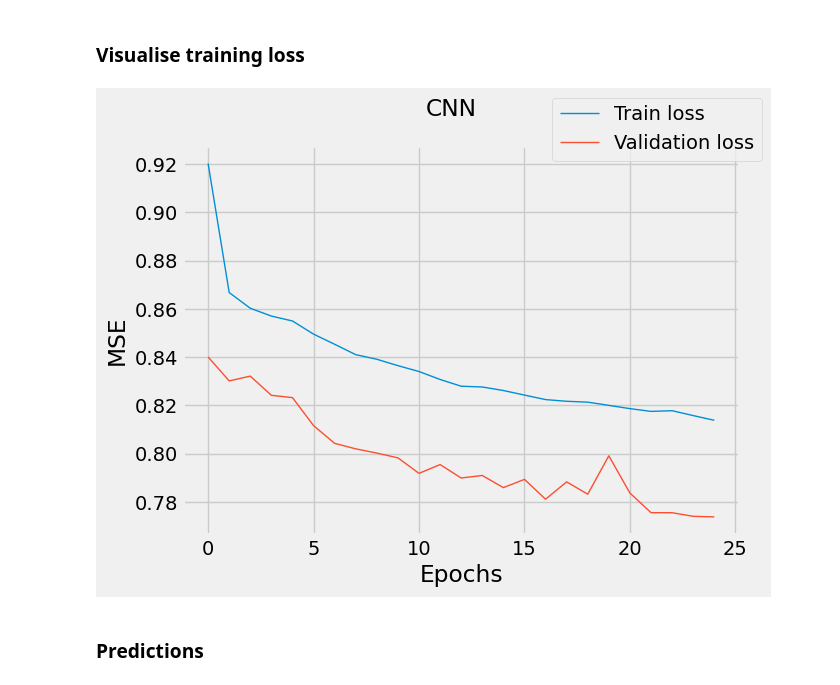
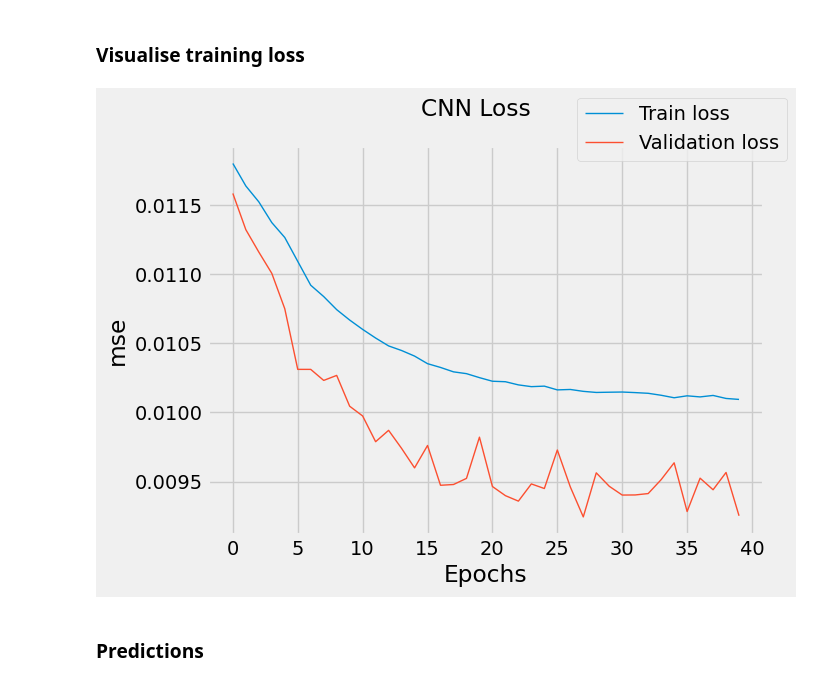
Before and after one commit to MetOffice/ai_data_readiness, a Jupyter notebook: examples/HadCRUT5-Anomalies/HadCRUT5_ML_demo_xgboost.ipynb, the cells around one changed output. Saved outputs shown, nothing was run; the diff lists cells and outputs as text; code cells hidden in the pictures.

```diff
--- a/examples/HadCRUT5-Anomalies/HadCRUT5_ML_demo_xgboost.ipynb
+++ b/examples/HadCRUT5-Anomalies/HadCRUT5_ML_demo_xgboost.ipynb
@@ -857,16 +904,15 @@ Index(['latitude', 'longitude', 'tas_mean', 'month', 'quarter', 'year', 'lag1',
       dtype='object')
 # %%
 from sklearn.model_selection import train_test_split
-from sklearn.preprocessing import StandardScaler
+from sklearn.preprocessing import MaxAbsScaler
 
 # Initialize the scaler
-scaler_X = StandardScaler()
-scaler_y = StandardScaler()
-
+scaler_X = MaxAbsScaler()
+scaler_y = MaxAbsScaler()
 
 # Fit the scaler on the training data and transform both training and test data
-X_train_scaled = pd.DataFrame(scaler_X.fit_transform(X_train), columns=FEATURES)
-X_test_scaled = pd.DataFrame(scaler_X.transform(X_test), columns=FEATURES)
+X_train_scaled = pd.DataFrame(scaler_X.fit_transform(X_train), index=X_train.index, columns=FEATURES)
+X_test_scaled = pd.DataFrame(scaler_X.transform(X_test), index=X_test.index, columns=FEATURES)
 
 # Fit and transform the target variable
 y_train_scaled = scaler_y.fit_transform(y_train.reshape(-1, 1))
@@ -913,9 +959,9 @@ from keras.regularizers import l2
 To enable the following instructions: SSE4.1 SSE4.2 AVX AVX2 FMA, in other operations, rebuild TensorFlow with the appropriate compiler flags.
 # %%
 # Model and training Parameters
-epochs = 25
-batch = 32
-learning_rate = 0.0003
+epochs = 40
+batch = 64
+learning_rate = 0.001
 optimizer = tf.keras.optimizers.Adam(learning_rate)
 loss = "mse"
 # %%
@@ -953,12 +1015,22 @@ Model: "sequential_3"
 # %%
 # Create an early stopping object.
 from keras.callbacks import EarlyStopping
-early_stopping = EarlyStopping(monitor = "val_loss", patience=50, verbose=1, mode="auto", restore_best_weights=True)
+early_stopping = EarlyStopping(monitor = "val_loss", patience=5, verbose=1, mode="auto", restore_best_weights=True)
 # %%
+%%time
+
 # Train our model
-cnn_history = model_cnn.fit(X_train_series, y_train_scaled,
-                            callbacks=[early_stopping],
-                            validation_data=(X_test_series, y_test_scaled),
-                            epochs = epochs,
-                            batch_size=batch)
+model_file_name = "HadCRUT5_TF_CNN_model.keras"
+run_cnn_training = False    # Change to True to run cnn training.
+
+if run_cnn_training:
+
+    cnn_history = model_cnn.fit(X_train_series, y_train_scaled,
+                                callbacks=[early_stopping],
+                                validation_data=(X_test_series, y_test_scaled),
+                                epochs = epochs,
+                                batch_size=batch)
+
+    # Save the model
+    model_cnn.save(model_file_name)
 # %% [output]
@@ -1019,15 +1088,14 @@ Model: "sequential_3"
 # %%
 fig = plt.figure()
 plt.plot(cnn_history.history["loss"], label="Train loss")
 plt.plot(cnn_history.history["val_loss"], label="Validation loss")
+fig.suptitle("CNN Loss")
 fig.legend()
-#plt.ylim([0, 3])
-fig.suptitle("CNN")
 plt.xlabel("Epochs")
-plt.ylabel("MSE")
+plt.ylabel(loss)
 plt.show()
 # %% [output]
-[figure, old version]
+[figure, new version]
 # %% [markdown]
 ### Predictions
 # %%
```
Also changed, not shown: parts of 33 cells of this notebook.
